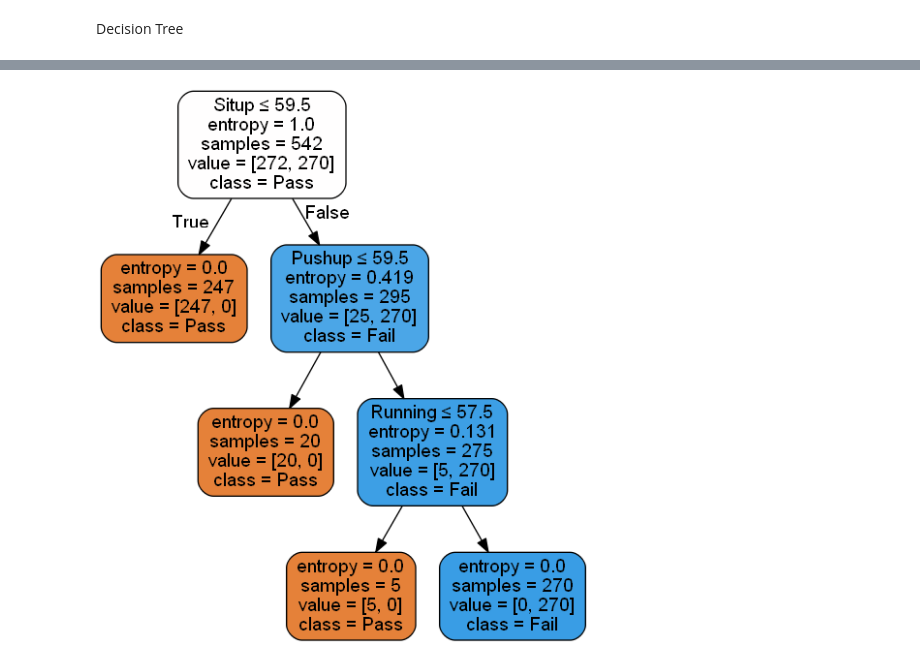
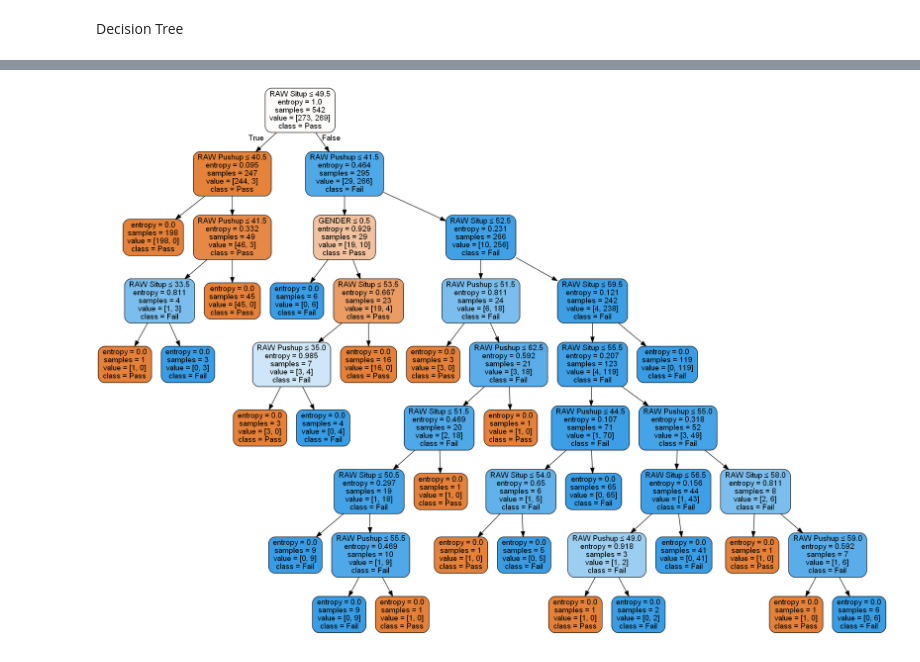
Before and after one commit to ThompsonL/ThinkfulProjects, a Jupyter notebook: Thinkful Data Science Course/Unit3 Deeper into Supervised Learning/Capstone.ipynb, the cells around one changed output, grey strips where cells are left out. Saved outputs shown, nothing was run; the diff lists cells and outputs as text; code cells hidden in the pictures.

```diff
--- a/Thinkful Data Science Course/Unit3 Deeper into Supervised Learning/Capstone.ipynb
+++ b/Thinkful Data Science Course/Unit3 Deeper into Supervised Learning/Capstone.ipynb
@@ -268,5 +280,5 @@ Best Score:
 # %%
-Xtest = df_test_down[['SCORE','SCORE-PU', 'SCORE-SU', 'SCORE-RU']] #justify the independent variables
+Xtest = df_test_down[['RAW-PU', 'RAW-SU','SEXBINARY']] #justify the independent variables
 Ytest = df_test_down['RESULTBINARY'] #discrete variable, changed to gender to see the possibilities of passing the initial APFT
 
 # Use GS-CV to see which alpha level is best.
@@ -446,17 +450,19 @@ params = {'n_estimators': 500,
 
 # Initialize and fit the model.
 clf = ensemble.GradientBoostingClassifier(**params)
+clf.fit(X, Y)
 
-predict_train = clf.fit(X,Y)
+predict_train = clf.predict(X)
 predict_test = clf.predict(Xtest)
 
 # Accuracy tables.
+table_train = pd.crosstab(Y, predict_train, margins=True)
 table_test = pd.crosstab(Ytest, predict_test, margins=True)
 
-train_tI_errors = table_train.loc[0.0,1.0] / table_train.loc[len(X)]
+train_tI_errors = table_train.loc[0.0,1.0] / table_train.loc['All','All']
 train_tII_errors = table_train.loc[1.0,0.0] / table_train.loc['All','All']
 
-test_tI_errors = table_test.loc[0.0,1.0]/table_test.loc[len(X)]
+test_tI_errors = table_test.loc[0.0,1.0]/table_test.loc['All', 'All']
 test_tII_errors = table_test.loc[1.0,0.0]/table_test.loc['All','All']
 
 print((
@@ -553,0 +559,33 @@ Out-of-bag score estimate: 0.9632352941176471
+# %%
+preds = pd.DataFrame()
+labels = []
+
+uniquex3 = df_train_down['RESULTBINARY'].unique()
+for m in range(0, 101):
+
+    # Initialize and fit the tree. Set the max depth to 2.
+    rfc3 = ensemble.RandomForestClassifier(max_depth=2)
+    rfc3.fit(X,Y)
+
+    # Get and store predicted values.
+    pred = rfc3.predict(X)
+    preds['pred{}'.format(m)] = pred
+
+    # Residuals.
+    y = Y - pred
+
+    # Output every 20 iterations.
+    if m % 20 == 0:
+        print('Weak learner {} R^2: {}'.format(m, rfc3.score(X, y)))
+        labels = labels + [m]
+        bestpred = preds.sum(axis=1)
+        plt.plot(uniquex3, np.poly1d(np.polyfit(df_train_down['RESULTBINARY'], bestpred, 1))(uniquex3))
+
+plt.legend(labels)
+plt.xlabel('Original')
+plt.ylabel('Predicted')
+plt.show()
+predicted = preds.sum(axis=1)
+
+print('Overall R^2:')
+print(np.corrcoef(df_train_down['RESULTBINARY'], predicted)[0, 1])
@@ -588,11 +636,11 @@ Best Score Train:
 # %%
 dtc.fit(X, Y)
 dot_data = tree.export_graphviz(dtc,
                                 class_names=['Pass', 'Fail'], #Y Columns
-                                feature_names=['Score', 'Pushup', 'Situp', 'Running'], #X Columns
+                                feature_names=['RAW Pushup', 'RAW Situp', 'GENDER'], #X Columns
                                 out_file=None, filled=True,
                                 rounded=True, special_characters=True)
 graph = pydotplus.graph_from_dot_data(dot_data)
 Image(graph.create_png())
 # %% [output]
-[figure, old version]
+[figure, new version]
```
Also changed, not shown: parts of 19 cells of this notebook, 1 other file.
